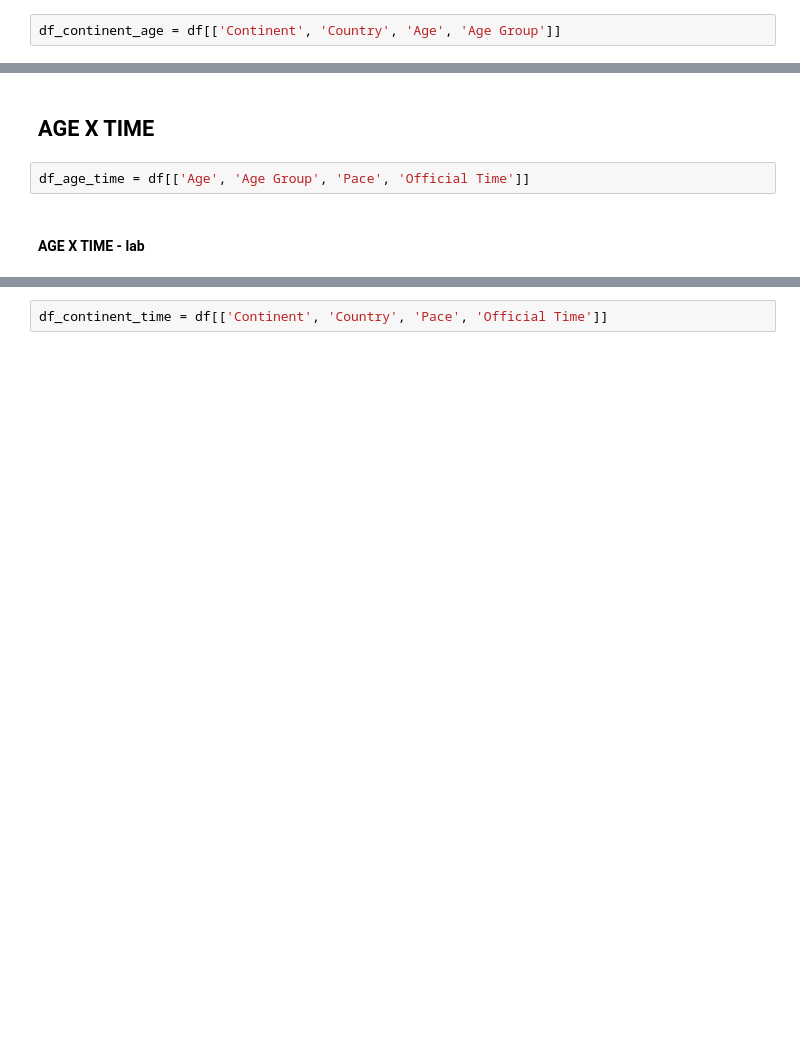
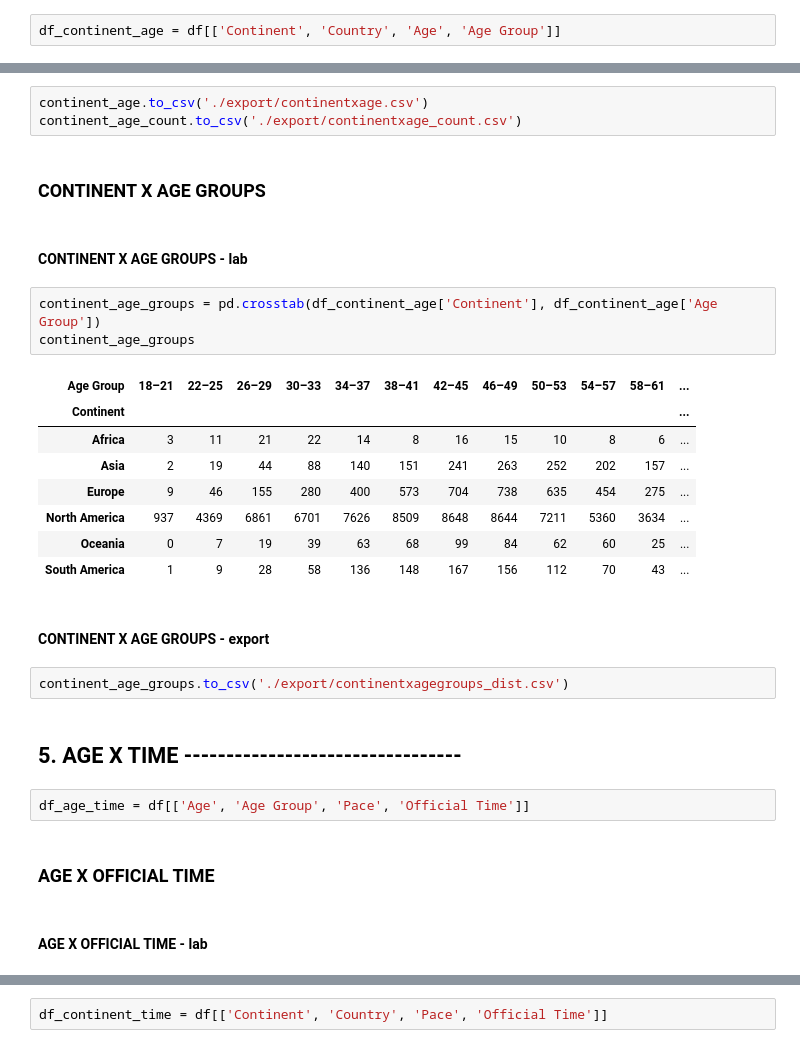
Before and after one commit to chambers29/boston_marathons, a Jupyter notebook: boston_3.ipynb, the cells around one changed output, grey strips where cells are left out. Drawn from its saved outputs; the diff is of its cells as text; blank space fills up the shorter version.

```diff
--- a/boston_3.ipynb
+++ b/boston_3.ipynb
@@ -448,6 +489,31 @@ df_continent_age = df[['Continent', 'Country', 'Age', 'Age Group']]
+# %%
+continent_age.to_csv('./export/continentxage.csv')
+continent_age_count.to_csv('./export/continentxage_count.csv')
+# %% [markdown]
+### CONTINENT X AGE GROUPS
+# %% [markdown]
+#### CONTINENT X AGE GROUPS - lab
+# %%
+continent_age_groups = pd.crosstab(df_continent_age['Continent'], df_continent_age['Age Group'])
+continent_age_groups
+# %% [output]
+| Age Group | 18–21 | 22–25 | 26–29 | 30–33 | 34–37 | 38–41 | 42–45 | 46–49 | 50–53 | 54–57 | 58–61 | ... |
+| Continent |  |  |  |  |  |  |  |  |  |  |  | ... |
+| Africa | 3 | 11 | 21 | 22 | 14 | 8 | 16 | 15 | 10 | 8 | 6 | ... |
+| Asia | 2 | 19 | 44 | 88 | 140 | 151 | 241 | 263 | 252 | 202 | 157 | ... |
+| Europe | 9 | 46 | 155 | 280 | 400 | 573 | 704 | 738 | 635 | 454 | 275 | ... |
+| North America | 937 | 4369 | 6861 | 6701 | 7626 | 8509 | 8648 | 8644 | 7211 | 5360 | 3634 | ... |
+| Oceania | 0 | 7 | 19 | 39 | 63 | 68 | 99 | 84 | 62 | 60 | 25 | ... |
+| South America | 1 | 9 | 28 | 58 | 136 | 148 | 167 | 156 | 112 | 70 | 43 | ... |
+# %% [markdown]
+#### CONTINENT X AGE GROUPS - export
+# %%
+continent_age_groups.to_csv('./export/continentxagegroups_dist.csv')
 # %% [markdown]
-## AGE X TIME
+## 5. AGE X TIME ---------------------------------
 # %%
 df_age_time = df[['Age', 'Age Group', 'Pace', 'Official Time']]
+# %% [markdown]
+### AGE X OFFICIAL TIME
 # %% [markdown]
-#### AGE X TIME - lab
+#### AGE X OFFICIAL TIME - lab
```
Also changed, not shown: parts of 99 cells of this notebook.
